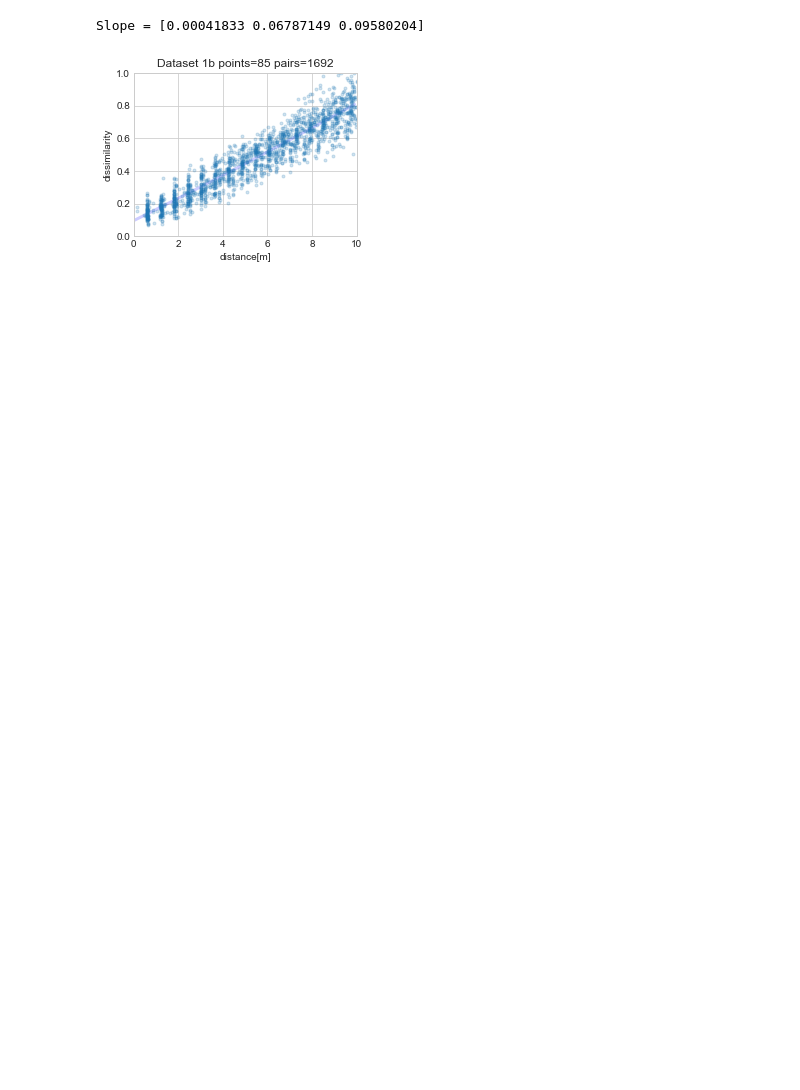
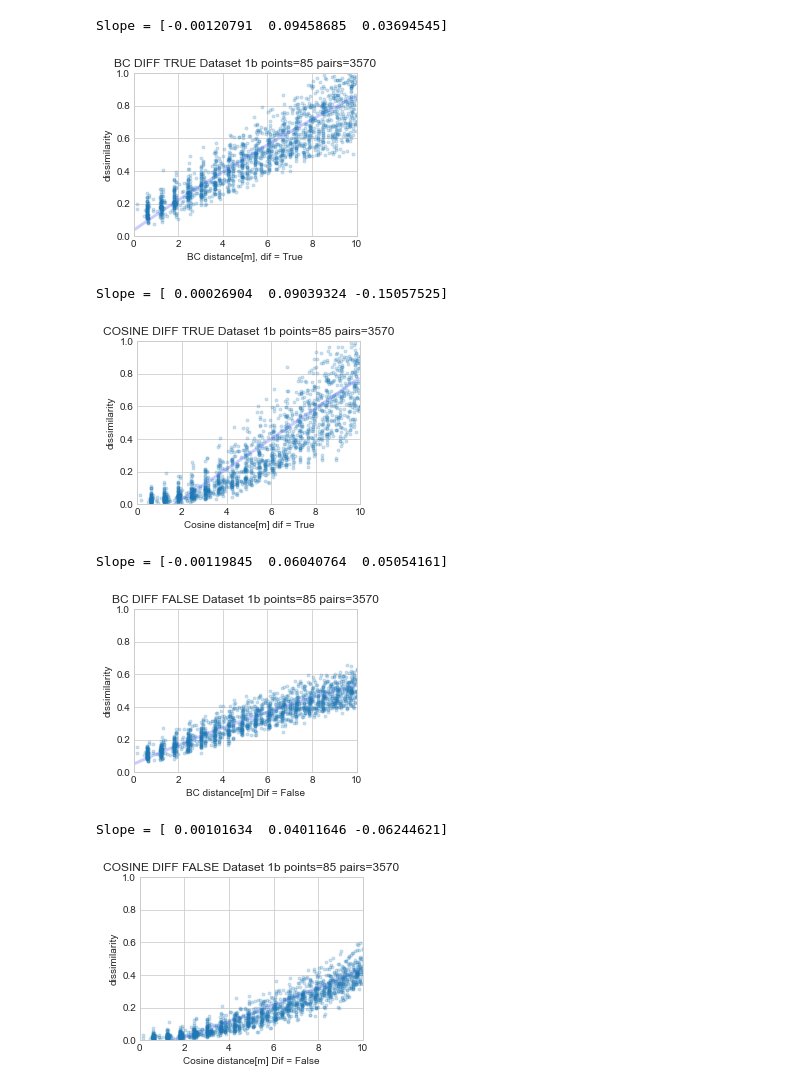
Before and after one commit to documenteinaer/similarity, a Jupyter notebook: dissim_tesselation/dissim_tesselation.ipynb, the cells around one changed output. Drawn from its saved outputs; the diff is of its cells as text; code cells hidden in the pictures; blank space fills up the shorter version.

```diff
--- a/dissim_tesselation/dissim_tesselation.ipynb
+++ b/dissim_tesselation/dissim_tesselation.ipynb
@@ -253,28 +269,89 @@ Slope = 0.08
 # %%
 plt.style.use("seaborn-whitegrid")
 fig =  plt.figure(figsize=(4, 3))     # bc, realbc, iou
 m = np.polyfit([r[2] for r in bd] , [r[3] for r in bd], 2)
 print(f"Slope = {m}")
 predict = np.poly1d(m)
 x_lin_reg = np.arange(0.0, 10.0, 0.1)
 y_lin_reg = predict(x_lin_reg)
 plt.plot(x_lin_reg, y_lin_reg, c = 'b', alpha=0.2, linewidth=3)
 
 plt.plot([r[2] for r in bd] , [r[3] for r in bd], ".", label='bc', alpha=0.2)
-plt.xlabel('distance[m]')
+plt.xlabel('BC distance[m], dif = True')
 plt.ylabel('dissimilarity')
 plt.grid(True)
-plt.title(f"Dataset 1b points={len(etaje[0])} pairs={len(bd)}")
-#plt.xticks(range(0, 20, 2))
+plt.title(f"BC DIFF TRUE Dataset 1b points={len(etaje[0])} pairs={len(bd)}")
 plt.ylim(0, 1.0)
 plt.xlim(0, 10.0)
-#plt.yticks(np.arange(0, 1, 0.1))
-#plt.legend(loc="upper left",shadow=True, fancybox=True)
 plt.show()
-fig.savefig(f"braycurtis-vs-distance-ds1b.svg", bbox_inches='tight')
+#fig.savefig(f"cosine-vs-distance-ds1b.svg", bbox_inches='tight')
+
+
+plt.style.use("seaborn-whitegrid")
+fig =  plt.figure(figsize=(4, 3))     # bc, realbc, iou
+m = np.polyfit([r[2] for r in bd] , [r[4] for r in bd], 2)
+print(f"Slope = {m}")
+predict = np.poly1d(m)
+x_lin_reg = np.arange(0.0, 10.0, 0.1)
+y_lin_reg = predict(x_lin_reg)
+plt.plot(x_lin_reg, y_lin_reg, c = 'b', alpha=0.2, linewidth=3)
+
+plt.plot([r[2] for r in bd] , [r[4] for r in bd], ".", label='cos', alpha=0.2)
+plt.xlabel('Cosine distance[m] dif = True')
+plt.ylabel('dissimilarity')
+plt.grid(True)
+plt.title(f"COSINE DIFF TRUE Dataset 1b points={len(etaje[0])} pairs={len(bd)}")
+plt.ylim(0, 1.0)
+plt.xlim(0, 10.0)
+plt.show()
+
+
+plt.style.use("seaborn-whitegrid")
+fig =  plt.figure(figsize=(4, 3))     # bc, realbc, iou
+m = np.polyfit([r[2] for r in bd] , [r[5] for r in bd], 2)
+print(f"Slope = {m}")
+predict = np.poly1d(m)
+x_lin_reg = np.arange(0.0, 10.0, 0.1)
+y_lin_reg = predict(x_lin_reg)
+plt.plot(x_lin_reg, y_lin_reg, c = 'b', alpha=0.2, linewidth=3)
+
+plt.plot([r[2] for r in bd] , [r[5] for r in bd], ".", label='bc', alpha=0.2)
+plt.xlabel('BC distance[m] Dif = False')
+plt.ylabel('dissimilarity')
+plt.grid(True)
+plt.title(f"BC DIFF FALSE Dataset 1b points={len(etaje[0])} pairs={len(bd)}")
+plt.ylim(0, 1.0)
+plt.xlim(0, 10.0)
+plt.show()
+#fig.savefig(f"cosine-vs-distance-ds1b.svg", bbox_inches='tight')
+
+
+plt.style.use("seaborn-whitegrid")
+fig =  plt.figure(figsize=(4, 3))     # bc, realbc, iou
+m = np.polyfit([r[2] for r in bd] , [r[6] for r in bd], 2)
+print(f"Slope = {m}")
+predict = np.poly1d(m)
+x_lin_reg = np.arange(0.0, 10.0, 0.1)
+y_lin_reg = predict(x_lin_reg)
+plt.plot(x_lin_reg, y_lin_reg, c = 'b', alpha=0.2, linewidth=3)
+
+plt.plot([r[2] for r in bd] , [r[6] for r in bd], ".", label='cos', alpha=0.2)
+plt.xlabel('Cosine distance[m] Dif = False')
+plt.ylabel('dissimilarity')
+plt.grid(True)
+plt.title(f"COSINE DIFF FALSE Dataset 1b points={len(etaje[0])} pairs={len(bd)}")
+plt.ylim(0, 1.0)
+plt.xlim(0, 10.0)
+plt.show()
 # %% [output]
-Slope = [0.00041833 0.06787149 0.09580204]
+Slope = [-0.00120791  0.09458685  0.03694545]
-[figure, old version]
+[figure, new version]
+Slope = [ 0.00026904  0.09039324 -0.15057525]
+[figure, added]
+Slope = [-0.00119845  0.06040764  0.05054161]
+[figure, added]
+Slope = [ 0.00101634  0.04011646 -0.06244621]
+[figure, added]
 # %%
 def get_calculated_distance_from_dissimilarity(dissim):
     m = np.polyfit([r[2] for r in bd] , [r[3] for r in bd], 2)
```
Also changed, not shown: parts of 11 cells of this notebook.
